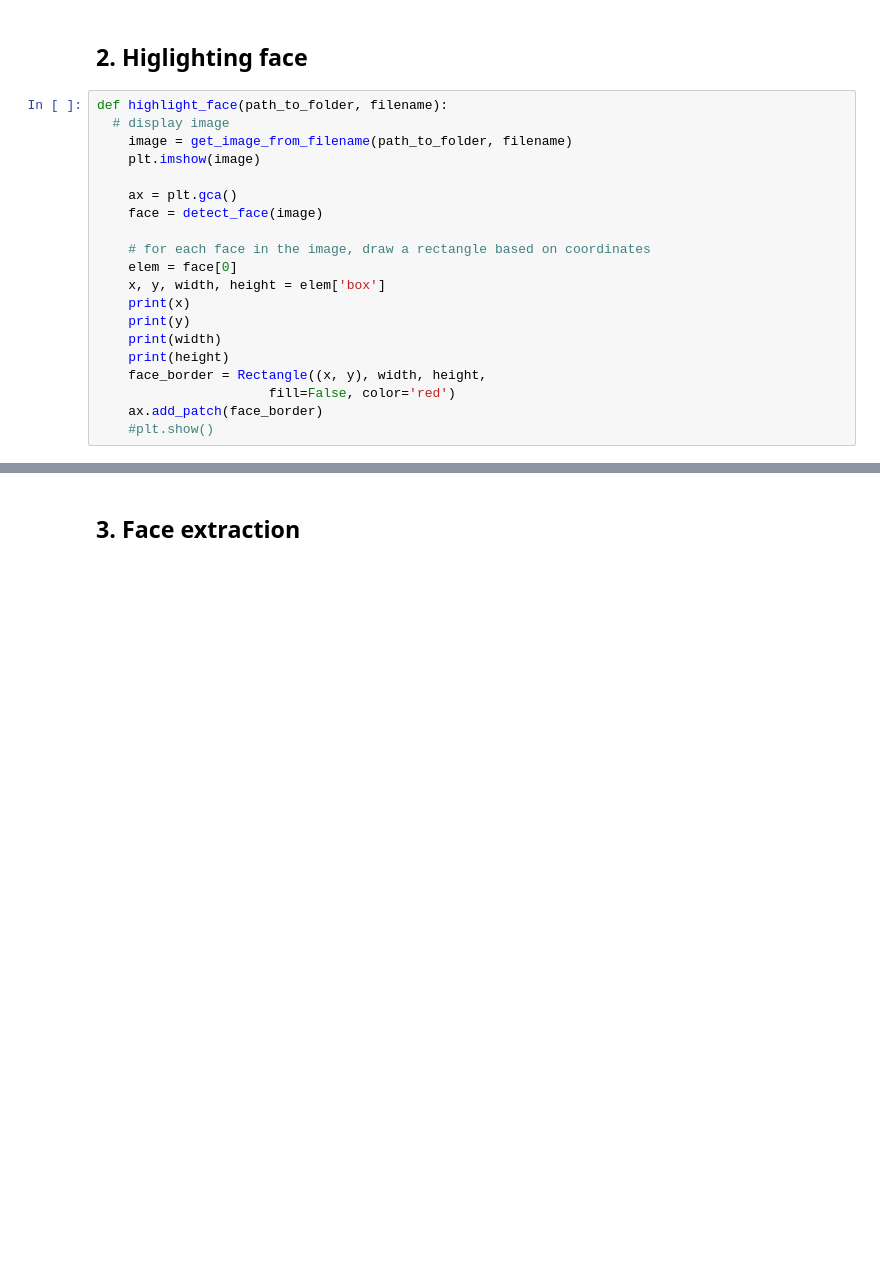
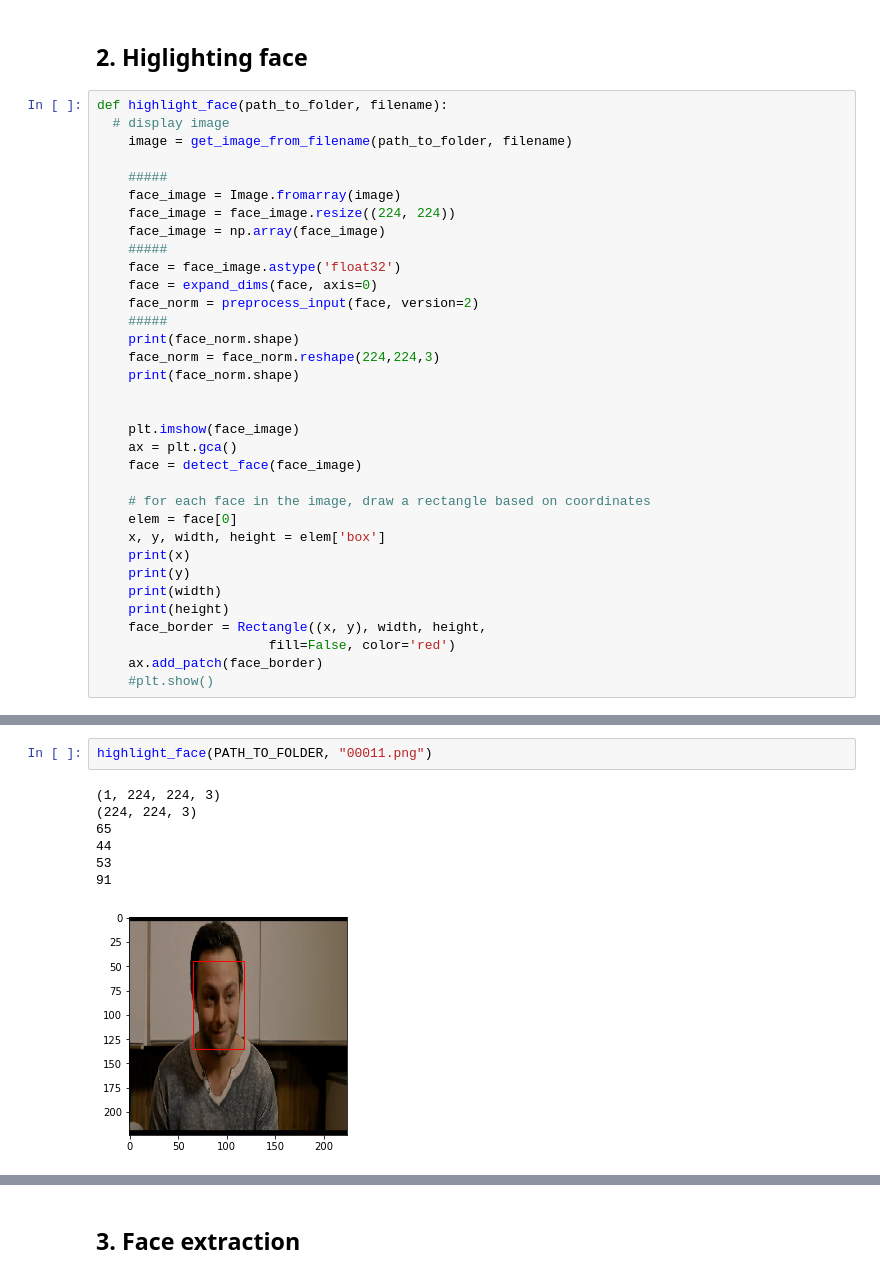
Before and after one commit to TobiKick/EmotionAnalytics_Prototype_Python, a Jupyter notebook: training/model_video_ipython.ipynb, the cells around one changed output, grey strips where cells are left out. Drawn from its saved outputs; the diff is of its cells as text; blank space fills up the shorter version.

```diff
--- a/training/model_video_ipython.ipynb
+++ b/training/model_video_ipython.ipynb
@@ -193,10 +190,24 @@ WARNING:tensorflow:From c:\users\tobias\appdata\local\programs\python\python37\l
 def highlight_face(path_to_folder, filename):
   # display image
     image = get_image_from_filename(path_to_folder, filename)
-    plt.imshow(image)
 
+    #####
+    face_image = Image.fromarray(image)
+    face_image = face_image.resize((224, 224))
+    face_image = np.array(face_image)
+    #####
+    face = face_image.astype('float32')
+    face = expand_dims(face, axis=0)
+    face_norm = preprocess_input(face, version=2)
+    #####
+    print(face_norm.shape)
+    face_norm = face_norm.reshape(224,224,3)
+    print(face_norm.shape)
+
+
+    plt.imshow(face_image)
     ax = plt.gca()
-    face = detect_face(image)
+    face = detect_face(face_image)
 
     # for each face in the image, draw a rectangle based on coordinates
     elem = face[0]
@@ -231,3 +254,13 @@ Label:
+# %%
+highlight_face(PATH_TO_FOLDER, "00011.png")
+# %% [output]
+(1, 224, 224, 3)
+(224, 224, 3)
+65
+44
+53
+91
+[figure, added]
 # %%
 p = "shape_predictor_68_face_landmarks.dat"
 dlib_predictor = dlib.shape_predictor(p)
```
Also changed, not shown: parts of 18 cells of this notebook, 9 other files.
